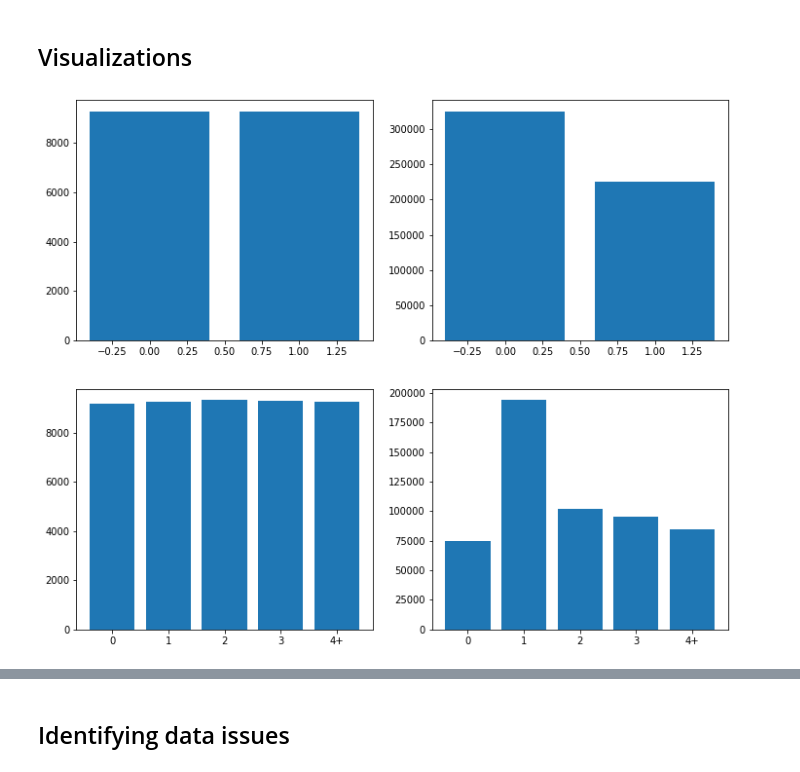
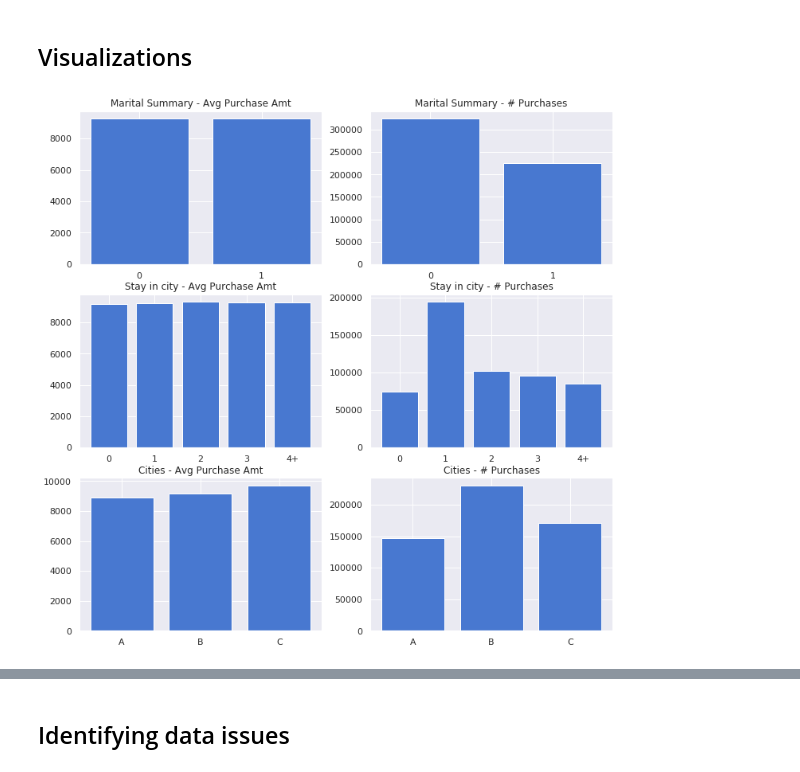
Before and after one commit to vmalkoti/Advanced-Data-Science-with-IBM, a Jupyter notebook: Capstone/Black_Friday_Sale.ipynb, the cells around one changed output, grey strips where cells are left out. Cells and saved outputs as stored; diff of their text form; code cells hidden in the pictures.

Commit message:
Using seaborn

```diff
--- a/Capstone/Black_Friday_Sale.ipynb
+++ b/Capstone/Black_Friday_Sale.ipynb
@@ -252,22 +252,38 @@ marital_summary
 | 1 | 225337 | 9261.174574 |
 # %% [markdown]
 ## Visualizations
-# %%
-import matplotlib.pyplot as plt
-import seaborn as sns
-
-fig1 = plt.figure(figsize=(12,10))
-ax1 = fig1.add_subplot(221)
-ax2 = fig1.add_subplot(222)
-ax1.bar(marital_summary.index.to_list(), marital_summary['mean'])
-ax2.bar(marital_summary.index.to_list(), marital_summary['count'])
-# plt.show()
-
-# fig2 = plt.figure(figsize=(12,5))
-ax3 = fig1.add_subplot(223)
-ax4 = fig1.add_subplot(224)
-ax3.bar(term_summary.index.to_list(), term_summary['mean'])
-ax4.bar(term_summary.index.to_list(), term_summary['count'])
-plt.show()
-# %% [output]
-[figure, removed]
+# %%
+import matplotlib.pyplot as plt
+import seaborn as sns
+
+sns.set(palette='muted')   # deep, muted, bright, pastel, dark, colorblind
+
+fig1 = plt.figure(figsize=(12,12))
+
+ax5 = fig1.add_subplot(3,2,5)
+ax6 = fig1.add_subplot(3,2,6)
+ax5.bar(cities_summary.index.to_list(), cities_summary['mean'])
+ax5.set_title('Cities - Avg Purchase Amt')
+ax6.bar(cities_summary.index.to_list(), cities_summary['count'])
+ax6.set_title('Cities - # Purchases')
+
+ax3 = fig1.add_subplot(3,2,3)
+ax4 = fig1.add_subplot(3,2,4)
+ax3.bar(term_summary.index.to_list(), term_summary['mean'])
+ax3.set_title('Stay in city - Avg Purchase Amt')
+ax4.bar(term_summary.index.to_list(), term_summary['count'])
+ax4.set_title('Stay in city - # Purchases')
+
+ax1 = fig1.add_subplot(3,2,1)
+ax2 = fig1.add_subplot(3,2,2)
+marital_status_discrete = marital_summary.index.to_list()
+ax1.bar(marital_status_discrete, marital_summary['mean'])
+ax1.set_title('Marital Summary - Avg Purchase Amt')
+ax1.set_xticks(marital_status_discrete)
+ax2.bar(marital_status_discrete, marital_summary['count'])
+ax2.set_title('Marital Summary - # Purchases')
+ax2.set_xticks(marital_status_discrete)
+
+plt.show()
+# %% [output]
+[figure, added]
```
Also changed, not shown: parts of 2 cells of this notebook.
